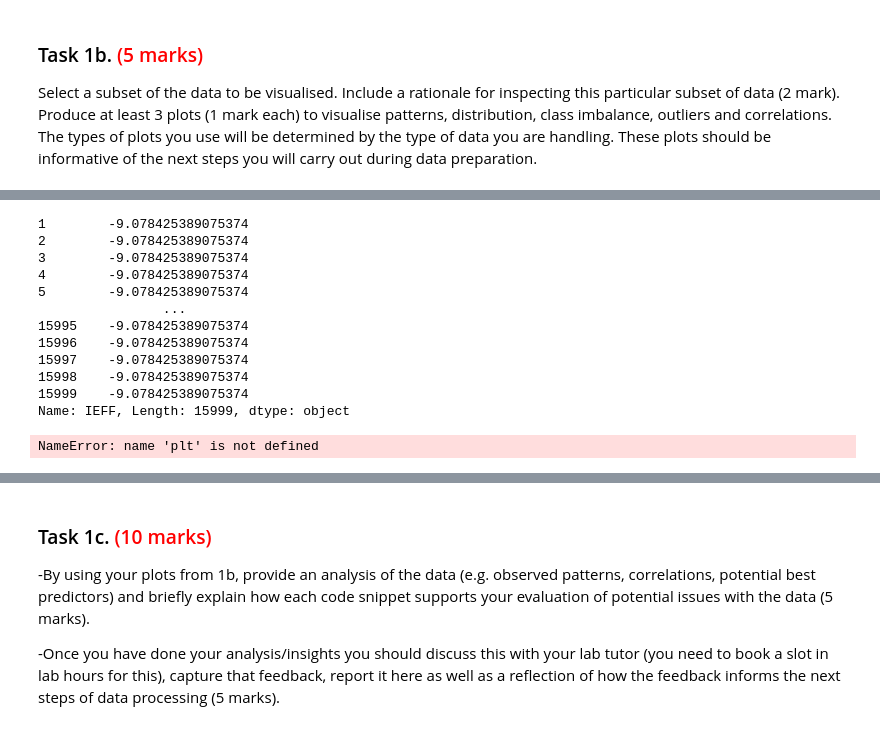
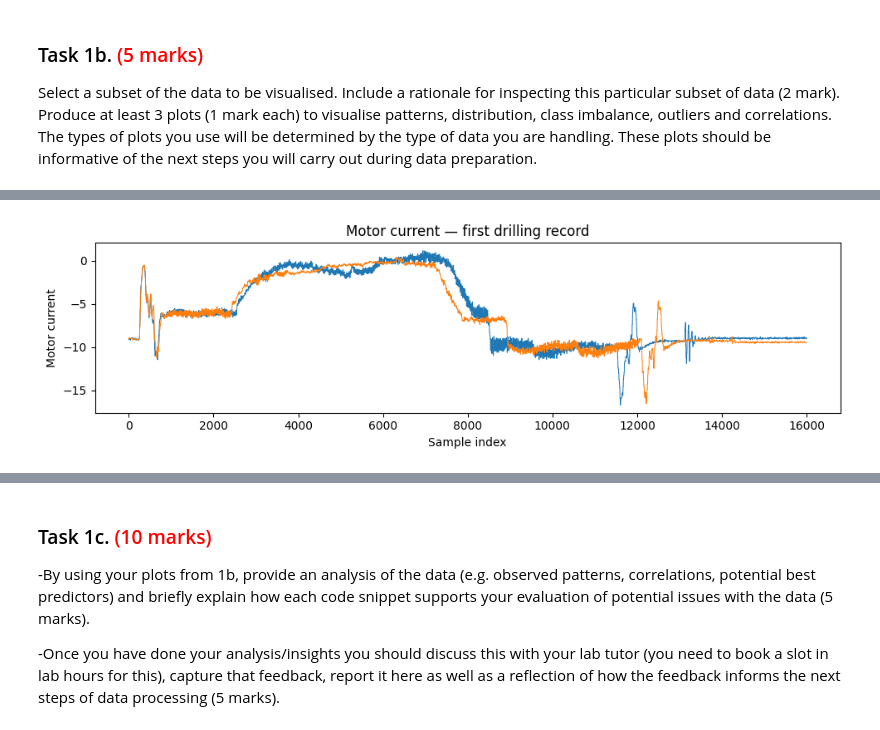
Before and after one commit to efyja15/ML4Eng, a Jupyter notebook: mmme4125_coursework_2026.ipynb, the cells around one changed output, grey strips where cells are left out. Saved outputs shown, nothing was run; the diff lists cells and outputs as text; code cells hidden in the pictures.

```diff
--- a/mmme4125_coursework_2026.ipynb
+++ b/mmme4125_coursework_2026.ipynb
@@ -147,47 +212,47 @@ PSDATA:INORM maximum: 10.75
-# %%
-print(df['IEFF'])
-# %% [output]
-1        -9.078425389075374
-2        -9.078425389075374
-3        -9.078425389075374
-4        -9.078425389075374
-5        -9.078425389075374
-                ...
-15995    -9.078425389075374
-15996    -9.078425389075374
-15997    -9.078425389075374
-15998    -9.078425389075374
-15999    -9.078425389075374
-Name: IEFF, Length: 15999, dtype: object
 # %%
 # Insert your code here for plot 2
 # Line graph to show the trend of data
 
 #import numpy as np
 
 ##signal = np.asarray(df['IEFF'])
 #plt.plot(np.arange(len(signal)),signal)
 #plt.show()
 # Remove rows missing any required values
 #plot_df = df[['Index', 'Time', 'INORM', 'IEFF']].dropna()
 
-fig, axes = plt.subplots(2, 1, figsize=(12, 8))
+#fig, axes = plt.subplots(2, 1, figsize=(12, 8))
 
 # Plot against sample index
-axes[0].plot(df['IEFF'])
-axes[0].set_title('INORM Against Sample Time')
-axes[0].set_xlabel('Index')
-axes[0].set_ylabel('INORM (Ap)')
-axes[0].grid(True)
+#axes[0].plot(df['IEFF'])
+#axes[0].set_title('INORM Against Sample Time')
+#axes[0].set_xlabel('Index')
+#axes[0].set_ylabel('INORM (Ap)')
+#axes[0].grid(True)
 
 # Plot against time
 #axes[1].plot(plot_df['Time'], plot_df['IEFF'])
 #axes[1].set_title('IEFF Against Time')
 #axes[1].set_xlabel('Time')
 #axes[1].set_ylabel('INORM (Ap)')
 #axes[1].grid(True)
 
 #plt.tight_layout()
 #plt.show()
+import matplotlib.pyplot as plt
+import numpy as np
+
+signal = np.asarray(data.at[0, "signal"])
+plt.figure(figsize=(10, 3))
+plt.plot(np.arange(len(signal)), signal, linewidth=0.7)
+plt.xlabel("Sample index")
+plt.ylabel("Motor current")
+plt.title("Motor current — first drilling record")
+
+signal = np.asarray(data.at[80, "signal"])
+plt.plot(np.arange(len(signal)), signal, linewidth=0.7)
+
+plt.tight_layout()
+plt.show()
 # %% [output]
-NameError: name 'plt' is not defined
+[figure, added]
```
Also changed, not shown: parts of 6 cells of this notebook.
